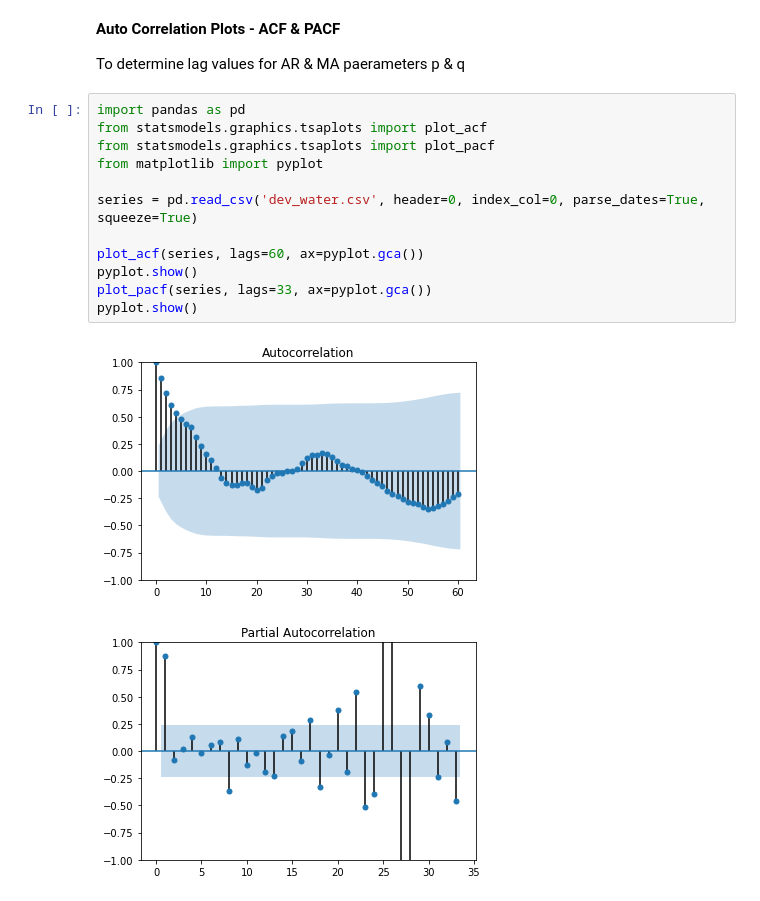
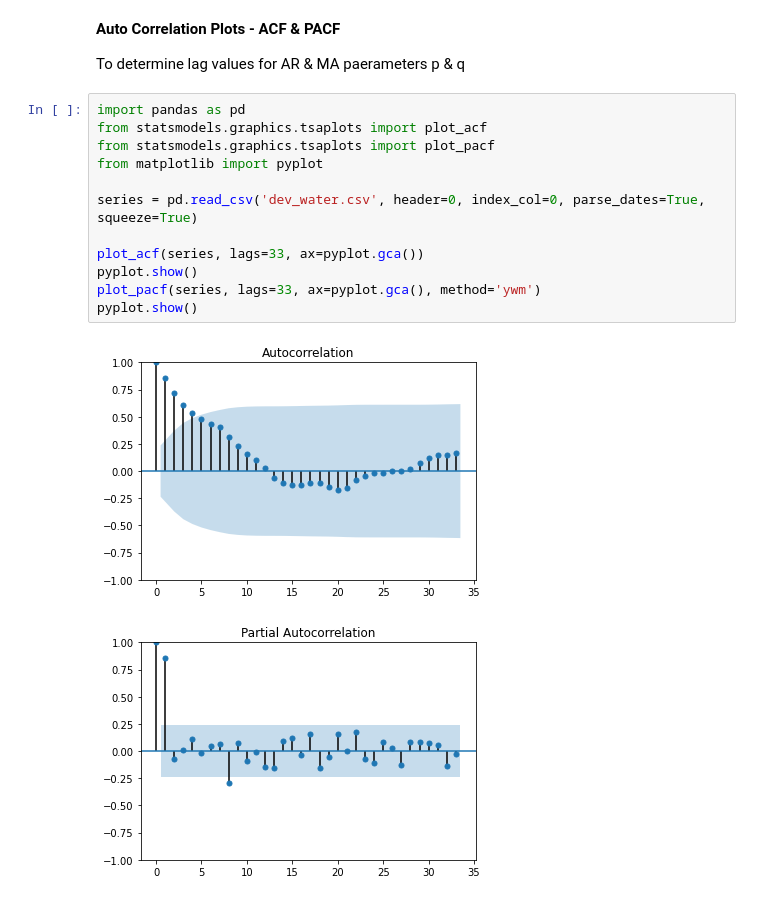
Before and after one commit to kenneth-craig/academyPub, a Jupyter notebook: ARIMA-annual-water-usage.ipynb, the cells around one changed output. Cells and saved outputs as stored; diff of their text form.

```diff
--- a/ARIMA-annual-water-usage.ipynb
+++ b/ARIMA-annual-water-usage.ipynb
@@ -288,15 +288,15 @@ To determine lag values for AR & MA paerameters p & q
 # %%
 import pandas as pd
 from statsmodels.graphics.tsaplots import plot_acf
 from statsmodels.graphics.tsaplots import plot_pacf
 from matplotlib import pyplot
 
 series = pd.read_csv('dev_water.csv', header=0, index_col=0, parse_dates=True, squeeze=True)
 
-plot_acf(series, lags=60, ax=pyplot.gca())
+plot_acf(series, lags=33, ax=pyplot.gca())
 pyplot.show()
-plot_pacf(series, lags=33, ax=pyplot.gca())
+plot_pacf(series, lags=33, ax=pyplot.gca(), method='ywm')
 pyplot.show()
 # %% [output]
-[figure, old version]
+[figure, new version]
-[figure, old version]
+[figure, new version]
```
